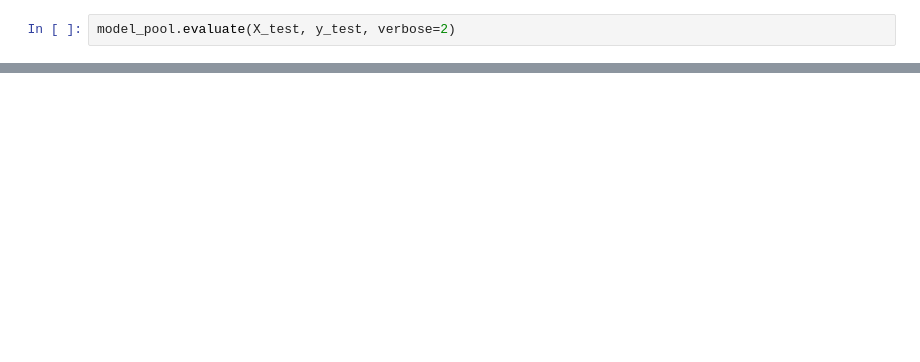
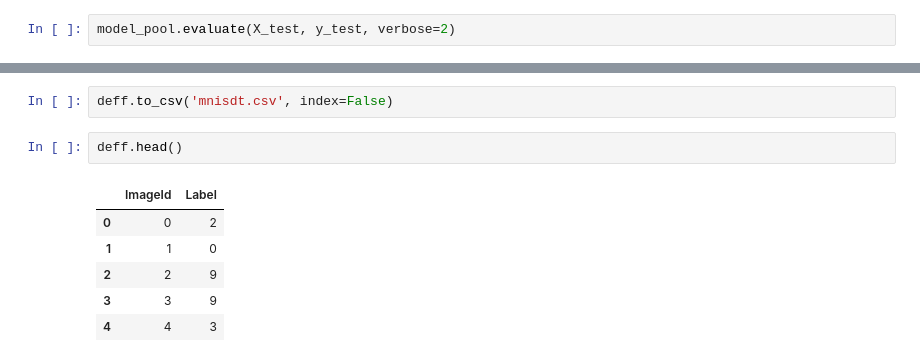
Before and after one commit to barnobarno666/Tensorflow_, a Jupyter notebook: COMPUTER VISION BOOK/MNIST FOR GOOD.ipynb, the cells around one changed output, grey strips where cells are left out. Cells and saved outputs as stored; diff of their text form; blank space fills up the shorter version.

```diff
--- a/COMPUTER VISION BOOK/MNIST FOR GOOD.ipynb
+++ b/COMPUTER VISION BOOK/MNIST FOR GOOD.ipynb
@@ -232,0 +269,11 @@ model_pool.evaluate(X_test, y_test, verbose=2)
+# %%
+deff.to_csv('mnisdt.csv', index=False)
+# %%
+deff.head()
+# %% [output]
+|  | ImageId | Label |
+| 0 | 0 | 2 |
+| 1 | 1 | 0 |
+| 2 | 2 | 9 |
+| 3 | 3 | 9 |
+| 4 | 4 | 3 |
```
Also changed, not shown: parts of 8 cells of this notebook, 3 other files.
